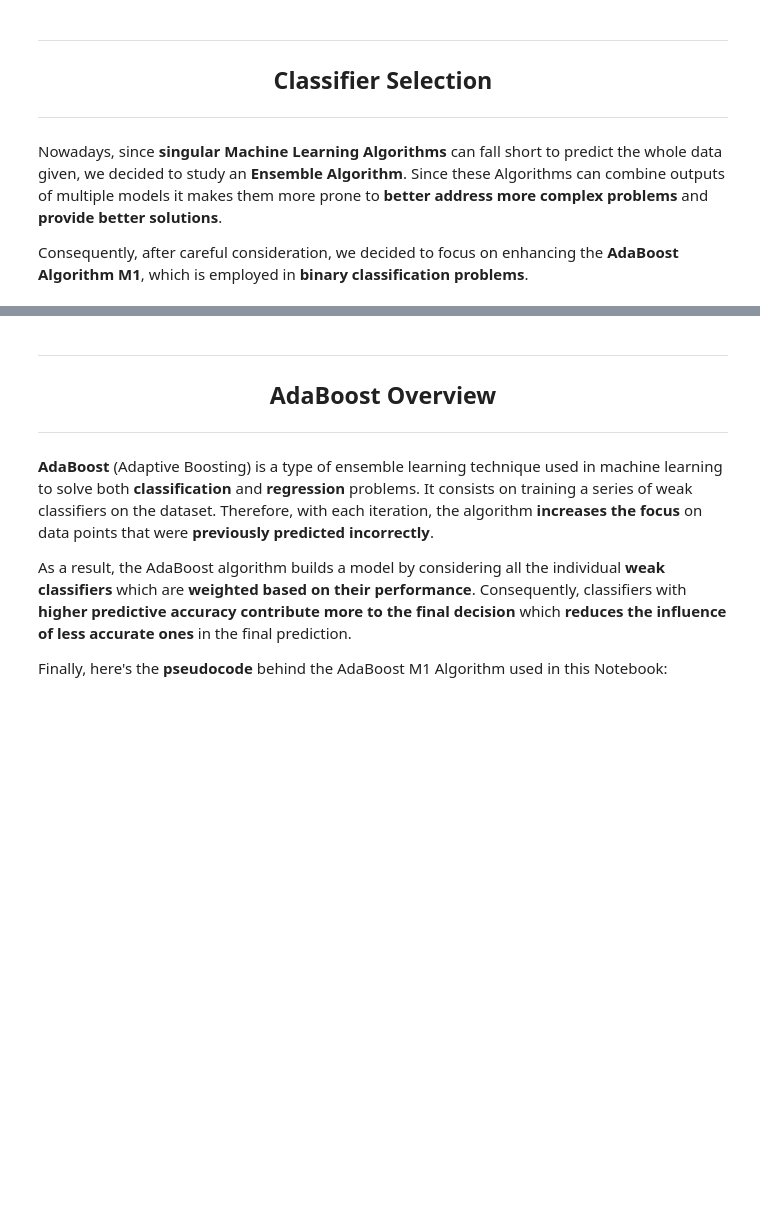
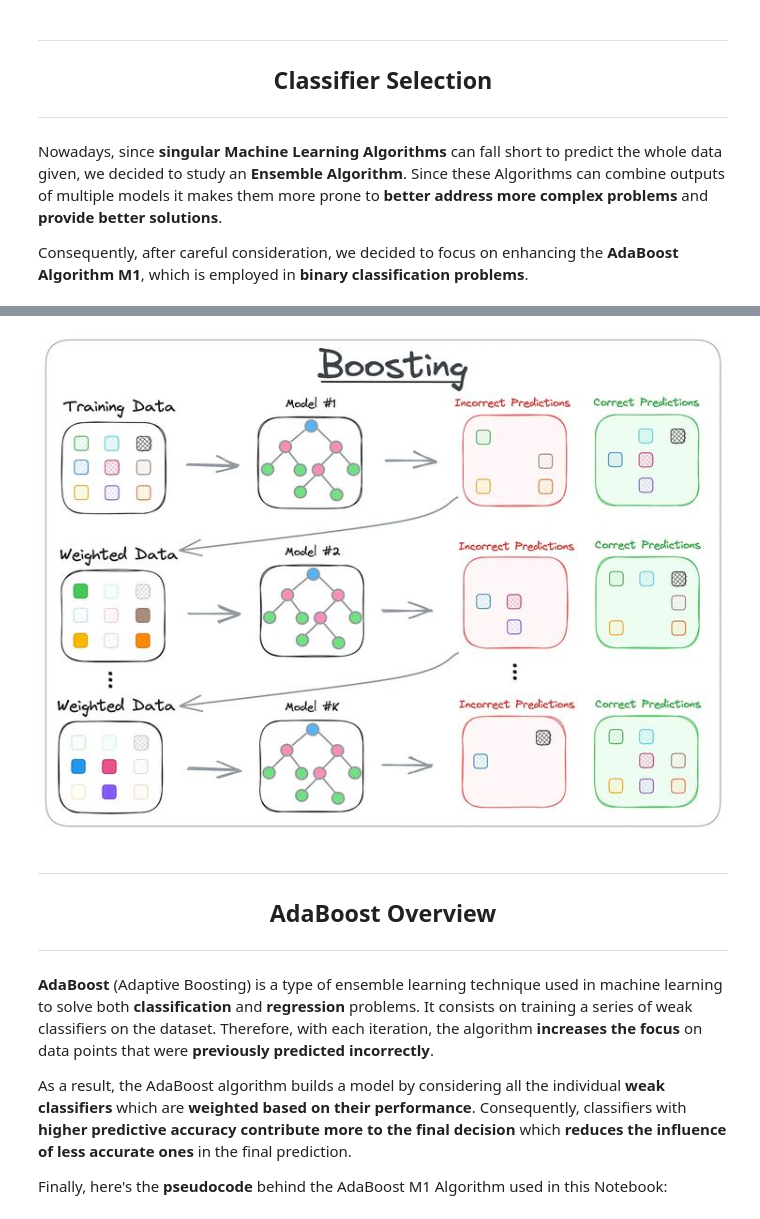
Before and after one commit to EstevesX10/ML1-AdaBoost-Analysis-Optimization, a Jupyter notebook: AdaBoost/AdaBoost.ipynb, the cells around one changed output, grey strips where cells are left out. Drawn from its saved outputs; the diff is of its cells as text; code cells hidden in the pictures; blank space fills up the shorter version.

```diff
--- a/AdaBoost/AdaBoost.ipynb
+++ b/AdaBoost/AdaBoost.ipynb
@@ -41,3 +41,8 @@ Consequently, after careful consideration, we decided to focus on enhancing the
+# %%
+from IPython.display import (Image)
+Image("./Assets/AdaBoost_Overview.jpeg")
+# %% [output]
+[figure, added]
 # %% [markdown]
 <div align = "center">
 
```
Also changed, not shown: parts of 6 cells of this notebook.
